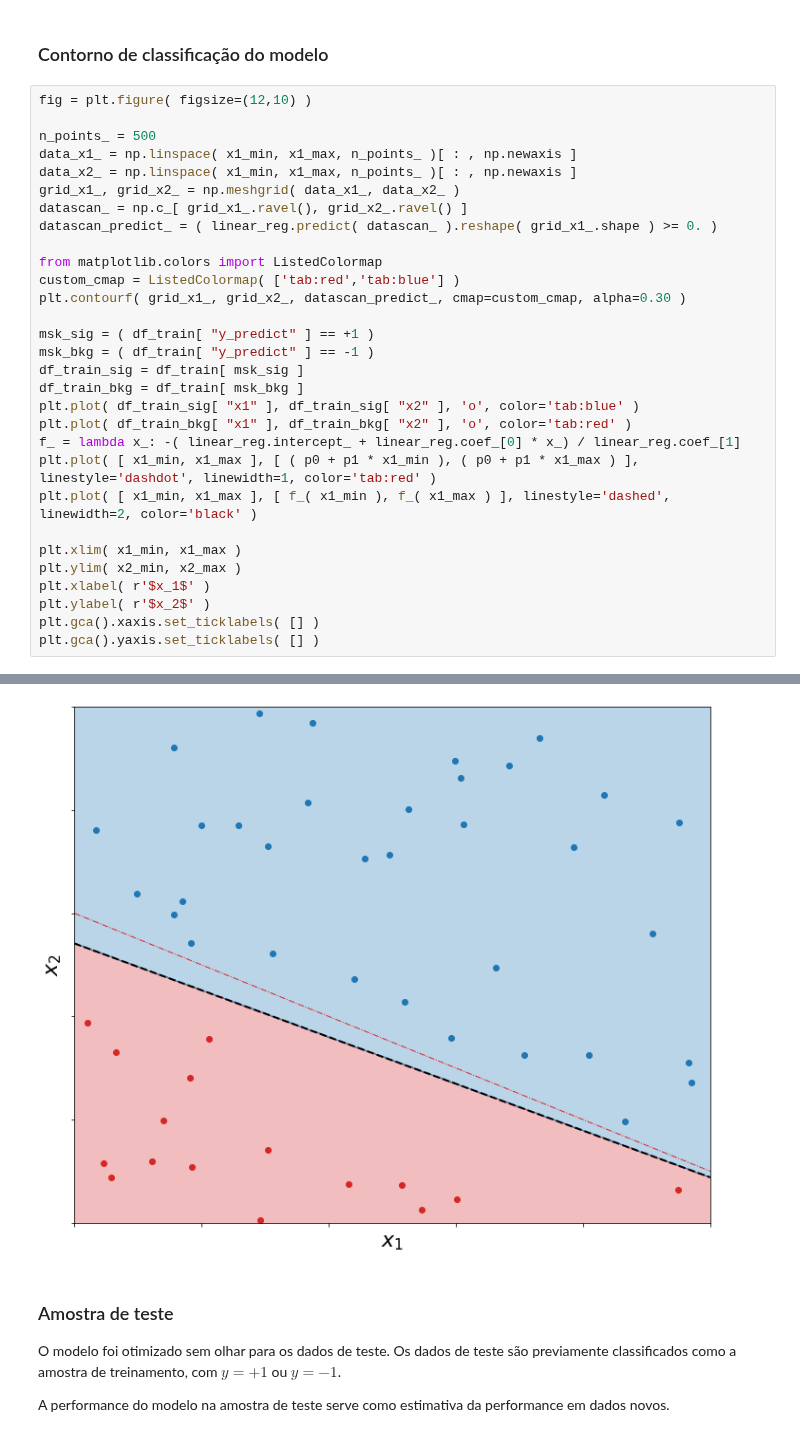
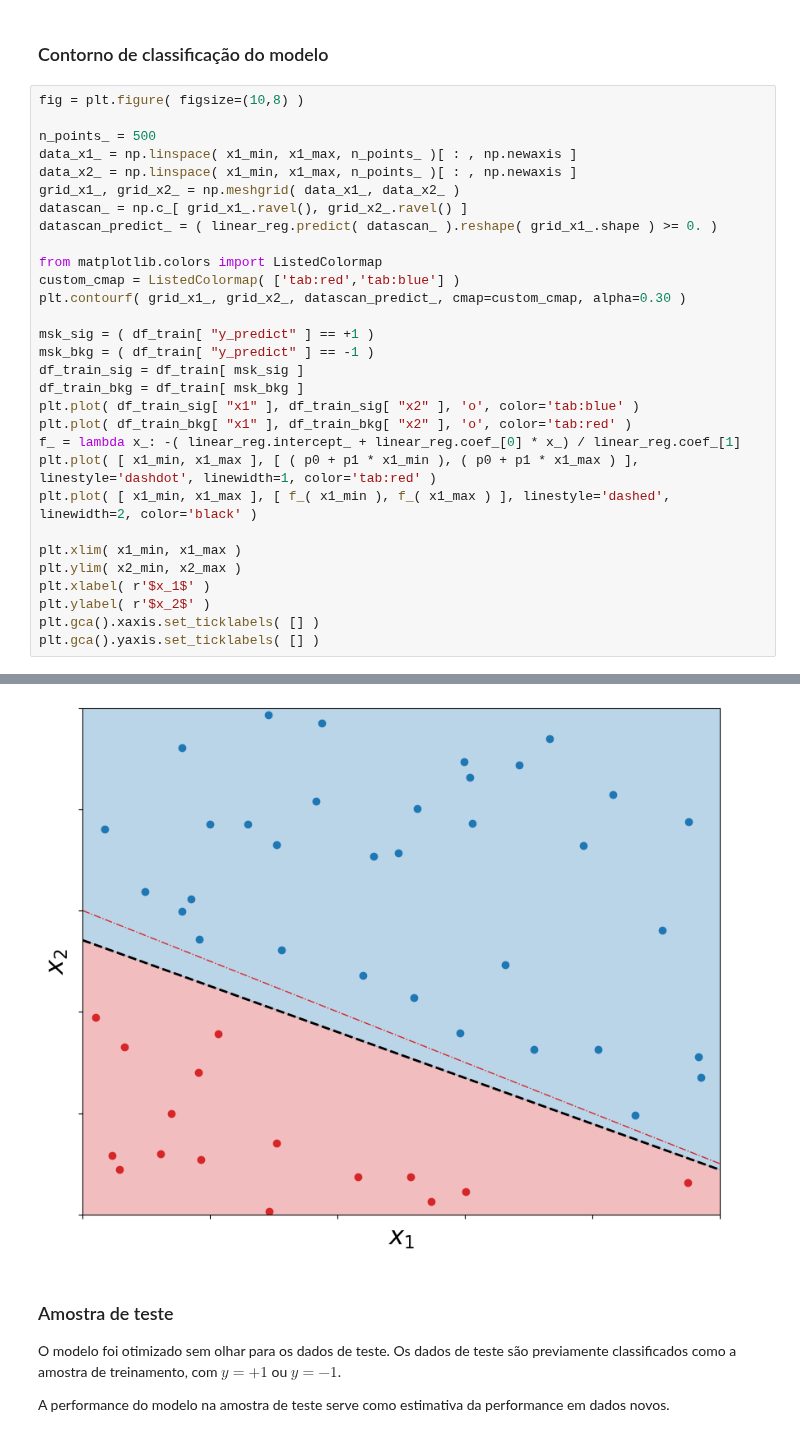
Before and after one commit to clemencia/ML4Physics, a Jupyter notebook: 01-Classificação_Regressão_Linear.ipynb, the cells around one changed output, grey strips where cells are left out. Saved outputs shown, nothing was run; the diff lists cells and outputs as text.

```diff
--- a/01-Classificação_Regressão_Linear.ipynb
+++ b/01-Classificação_Regressão_Linear.ipynb
@@ -149,7 +154,7 @@ print ( error_train )
 # %% [markdown]
 ### Contorno de classificação do modelo
 # %%
-fig = plt.figure( figsize=(12,10) )
+fig = plt.figure( figsize=(10,8) )
 
 n_points_ = 500
 data_x1_ = np.linspace( x1_min, x1_max, n_points_ )[ : , np.newaxis ]
@@ -183,4 +193,4 @@ plt.gca().yaxis.set_ticklabels( [] )
-[figure, old version]
+[figure, new version]
 # %% [markdown]
 ### Amostra de teste
 O modelo foi otimizado sem olhar para os dados de teste. Os dados de teste são previamente classificados como a amostra de treinamento, com $y = +1$ ou $y = -1$.
```
Also changed, not shown: parts of 5 cells of this notebook.
